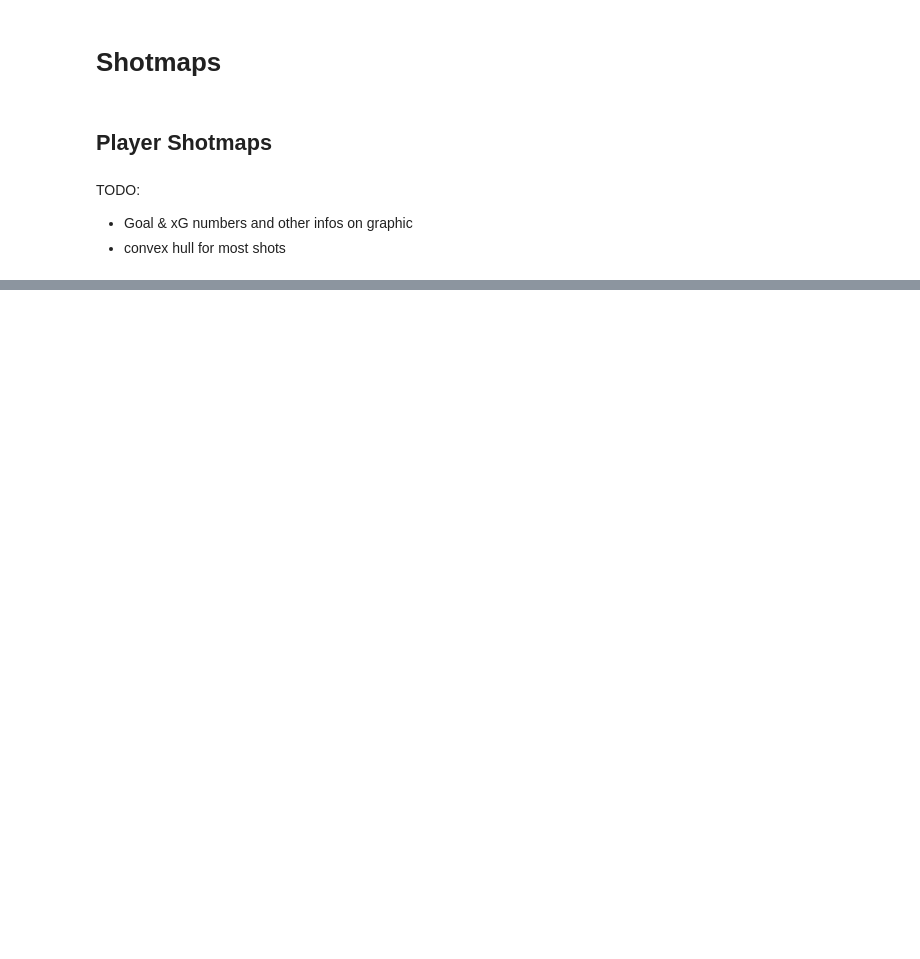
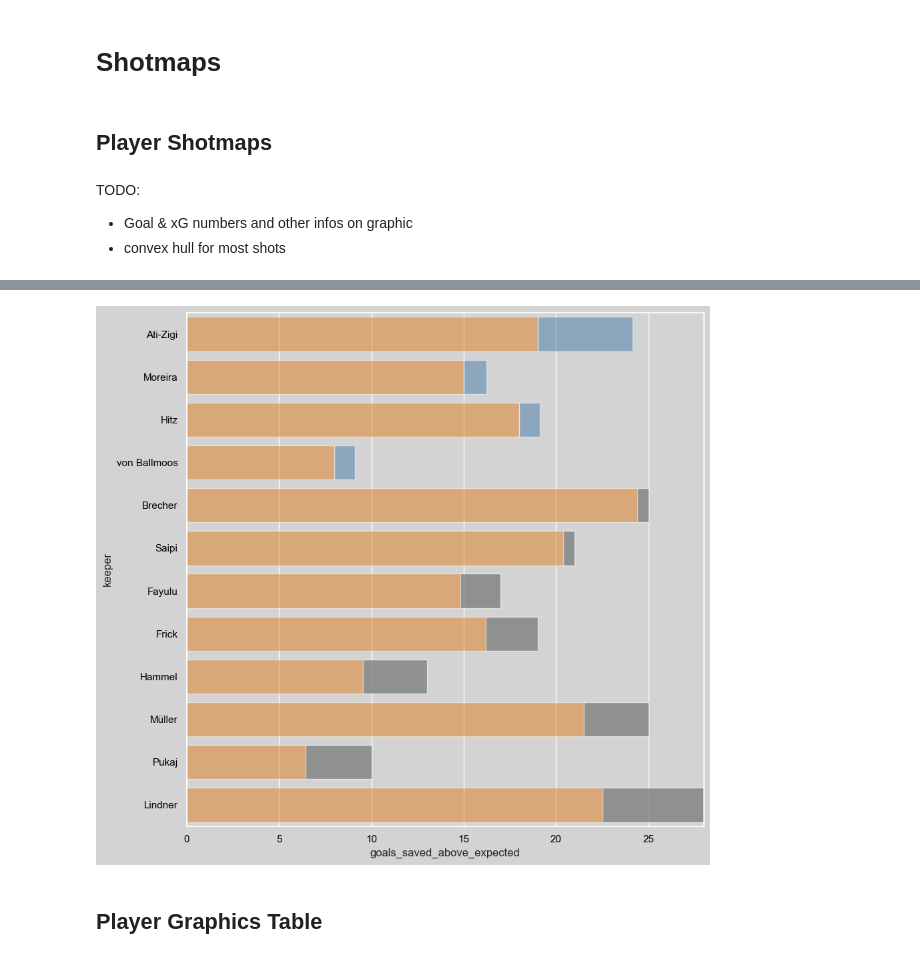
Before and after one commit to TK5-Tim/ds-projects, a Jupyter notebook: rsl/rsl_22_23_half_season_review.ipynb, the cells around one changed output, grey strips where cells are left out. Drawn from its saved outputs; the diff is of its cells as text; code cells hidden in the pictures; blank space fills up the shorter version.

```diff
--- a/rsl/rsl_22_23_half_season_review.ipynb
+++ b/rsl/rsl_22_23_half_season_review.ipynb
@@ -352,0 +359,6 @@ df_shots_open_play[df_shots_open_play['player_name']==player]
+# %%
+df_goalies = df_shots_open_play.groupby('keeper_shot_faced').sum().reset_index().rename(columns={'keeper_shot_faced':'keeper', 'is_goal':'goals'})[['keeper','expected_goals','expected_goals_on_target','goals']]
+df_goalies = df_goalies.merge(df_shots_open_play.groupby('keeper_shot_faced').count().reset_index()[['keeper_shot_faced','shot_id']].rename(columns={'keeper_shot_faced':'keeper','shot_id':'shots_faced'}), on='keeper')
+# %%
+df_goalies['goals_saved_above_expected'] = df_goalies['expected_goals_on_target'] - df_goalies['goals']
+df_goalies
@@ -352,0 +383,44 @@ df_shots_open_play[df_shots_open_play['player_name']==player]
+# %%
+df_goalies_ranking = df_goalies[df_goalies['shots_faced'] >= 50].sort_values('goals_saved_above_expected', ascending=False).reset_index(drop=True)
+# %%
+fig, ax = plt.subplots(figsize=(10,10))
+
+season = "2022/23"
+text_color = "black"
+background = "#D3D3D3"
+edge = "white"
+
+mpl.rcParams['xtick.color'] = text_color
+mpl.rcParams['ytick.color'] = text_color
+mpl.rcParams['xtick.labelsize'] = 10
+mpl.rcParams['ytick.labelsize'] = 10
+
+fig.set_facecolor(background)
+ax.patch.set_alpha(0)
+
+
+fig.set_facecolor(background)
+ax.patch.set_alpha(0)
+
+ax.tick_params(axis='x', colors=text_color)
+ax.tick_params(axis='y', colors=text_color)
+
+sns.barplot(y=df_goalies_ranking['keeper'],x=df_goalies_ranking['goals'],label='goals against',color=CB_color_cycle[1], alpha=0.5)
+sns.barplot(y=df_goalies_ranking['keeper'],x=df_goalies_ranking['goals_saved_above_expected'],label='expected goals against on target',left=df_goalies_ranking['goals'], color=CB_color_cycle[0], alpha=0.5)
+
+#ax.axvline(0, linewidth=2,color=text_color)
+#ax.set_xlim(-2.5,2.5)
+
+#ax.set_ylabel('Teams',fontsize=20, color=text_color)
+#ax.set_xlabel('',fontsize=20)
+#fig.text(-0.05,0.93,'Expected Goals Breakdown', fontsize=30, fontfamily=title_font, color=text_color, fontweight='bold')
+#fig.text(-0.05,0.90,'Swiss Super League 2022/23', fontweight='regular',fontsize=18, fontfamily=title_font,color=text_color)
+#ax.legend(loc="center left",bbox_to_anchor=(1, 0.5), frameon=True)
+#ax.annotate("Viz: @imkeller_5, Data: Fotmob.com", (-3.5,11), annotation_clip=False, fontsize=10, color=text_color)
+#ax.annotate("expected goals against / game", (-2.5, 10.5), annotation_clip=False, fontsize=20, color=text_color)
+#ax.annotate("expected goals / game", (0.25, 10.5), annotation_clip=False, fontsize=20, color=text_color)
+plt.show()
+# %% [output]
+[figure, added]
+# %% [markdown]
+## Player Graphics Table
```
Also changed, not shown: parts of 11 cells of this notebook, 9 other files.
